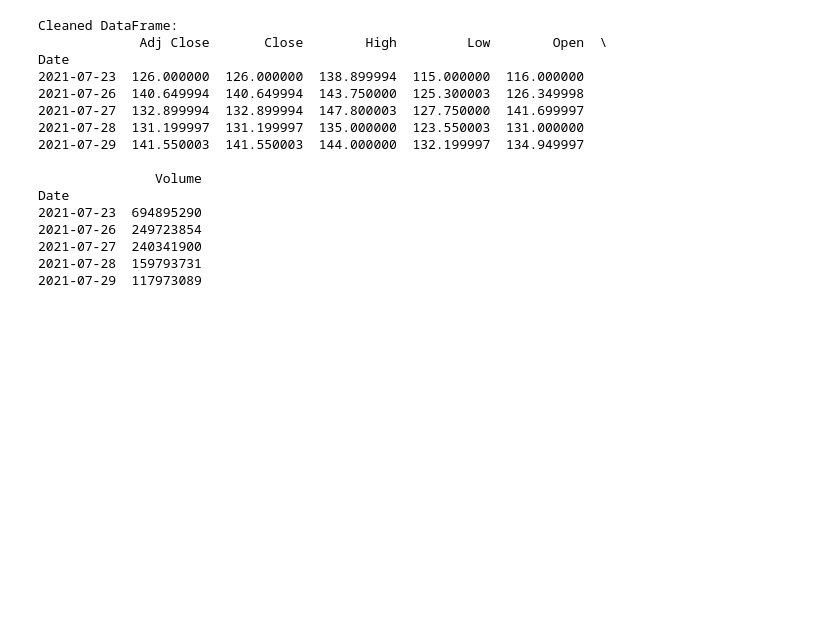
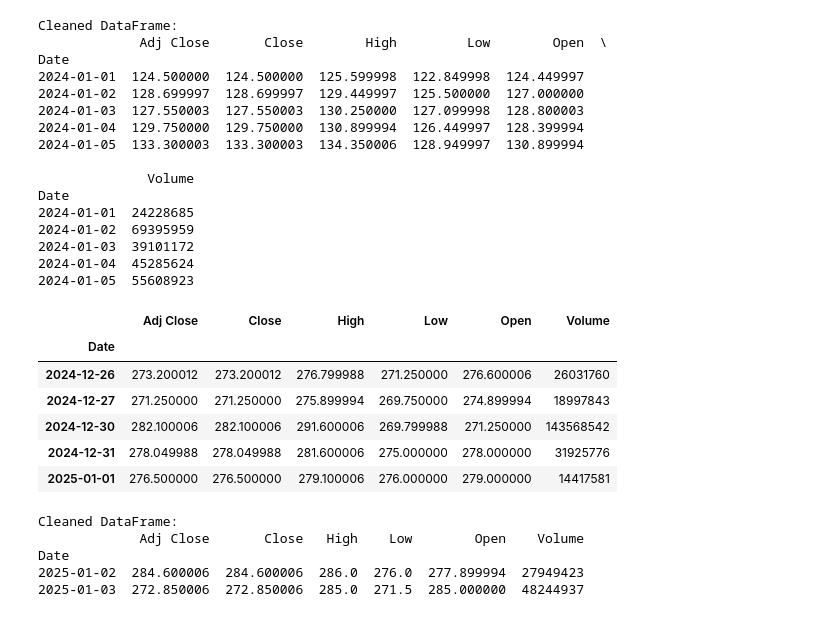
Before and after one commit to Shahu-22/Python, a Jupyter notebook: new.ipynb, the cells around one changed output. Saved outputs shown, nothing was run; the diff lists cells and outputs as text; code cells hidden in the pictures; blank space fills up the shorter version.

```diff
--- a/new.ipynb
+++ b/new.ipynb
@@ -70,42 +86,79 @@ Text(value='', description='Start Date:')
 # %%
 import pandas as pd
 
 # Define the correct column names
 column_names = ['Date', 'Adj Close', 'Close', 'High', 'Low', 'Open', 'Volume']
 
 # Load the CSV file, skipping the first two rows
 df = pd.read_csv("Training_Data.csv", skiprows=2)
 
 # Assign the correct column names
 df.columns = column_names
 
 # Convert the 'Date' column to datetime format
 if 'Date' in df.columns:
     df['Date'] = pd.to_datetime(df['Date'], errors='coerce')
 
 # Optionally, set the 'Date' column as the index
 df.set_index('Date', inplace=True)
 
 # Print the cleaned DataFrame
 print("\nCleaned DataFrame:")
 print(df.head())
+df.tail()
 # %% [output]
 Cleaned DataFrame:
              Adj Close       Close        High         Low        Open  \
 Date
-2021-07-23  126.000000  126.000000  138.899994  115.000000  116.000000
-2021-07-26  140.649994  140.649994  143.750000  125.300003  126.349998
-2021-07-27  132.899994  132.899994  147.800003  127.750000  141.699997
-2021-07-28  131.199997  131.199997  135.000000  123.550003  131.000000
-2021-07-29  141.550003  141.550003  144.000000  132.199997  134.949997
+2024-01-01  124.500000  124.500000  125.599998  122.849998  124.449997
+2024-01-02  128.699997  128.699997  129.449997  125.500000  127.000000
+2024-01-03  127.550003  127.550003  130.250000  127.099998  128.800003
+2024-01-04  129.750000  129.750000  130.899994  126.449997  128.399994
+2024-01-05  133.300003  133.300003  134.350006  128.949997  130.899994
 
-               Volume
+              Volume
 Date
-2021-07-23  694895290
-2021-07-26  249723854
-2021-07-27  240341900
-2021-07-28  159793731
-2021-07-29  117973089
+2024-01-01  24228685
+2024-01-02  69395959
+2024-01-03  39101172
+2024-01-04  45285624
+2024-01-05  55608923
+|  | Adj Close | Close | High | Low | Open | Volume |
+| Date |  |  |  |  |  |  |
+| 2024-12-26 | 273.200012 | 273.200012 | 276.799988 | 271.250000 | 276.600006 | 26031760 |
+| 2024-12-27 | 271.250000 | 271.250000 | 275.899994 | 269.750000 | 274.899994 | 18997843 |
+| 2024-12-30 | 282.100006 | 282.100006 | 291.600006 | 269.799988 | 271.250000 | 143568542 |
+| 2024-12-31 | 278.049988 | 278.049988 | 281.600006 | 275.000000 | 278.000000 | 31925776 |
+| 2025-01-01 | 276.500000 | 276.500000 | 279.100006 | 276.000000 | 279.000000 | 14417581 |
+# %%
+#Testing data processing
+import pandas as pd
+
+# Define the correct column names
+column_names = ['Date', 'Adj Close', 'Close', 'High', 'Low', 'Open', 'Volume']
+
+# Load the CSV file, skipping the first two rows
+test_clean = pd.read_csv("Testing_Data.csv", skiprows=2)
+
+# Assign the correct column names
+test_clean.columns = column_names
+
+# Convert the 'Date' column to datetime format
+if 'Date' in test_clean.columns:
+    test_clean['Date'] = pd.to_datetime(test_clean['Date'], errors='coerce')
+
+# Optionally, set the 'Date' column as the index
+test_clean.set_index('Date', inplace=True)
+
+# Print the cleaned DataFrame
+print("\nCleaned DataFrame:")
+print(test_clean.head())
+# %% [output]
+Cleaned DataFrame:
+             Adj Close       Close   High    Low        Open    Volume
+Date
+2025-01-02  284.600006  284.600006  286.0  276.0  277.899994  27949423
+2025-01-03  272.850006  272.850006  285.0  271.5  285.000000  48244937
 # %%
 import pandas as pd
 import matplotlib.pyplot as plt
```
Also changed, not shown: parts of 14 cells of this notebook.
